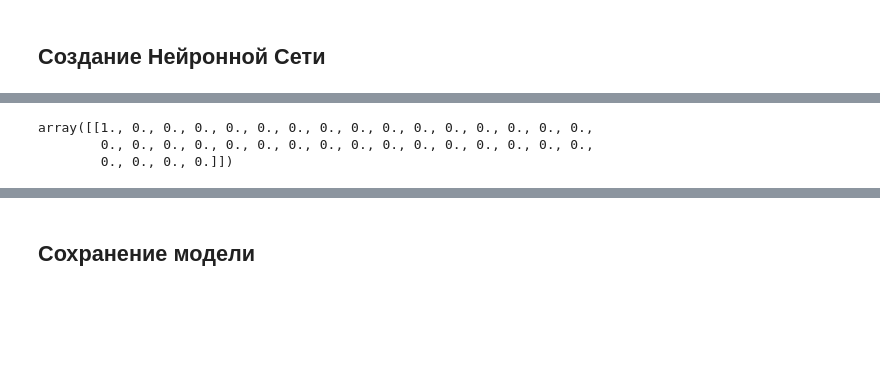
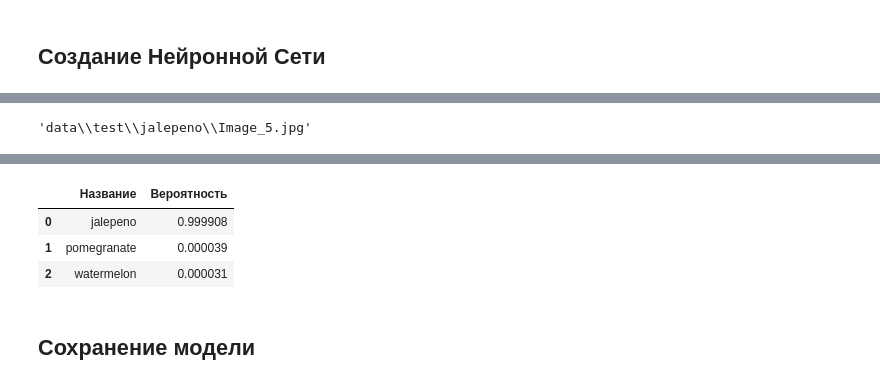
Before and after one commit to Exclusivchik/fruits-and-vegetables-classifier, a Jupyter notebook: fruits-and-vegetables-classifier.ipynb, the cells around one changed output, grey strips where cells are left out. Saved outputs shown, nothing was run; the diff lists cells and outputs as text; code cells hidden in the pictures; blank space fills up the shorter version.

```diff
--- a/fruits-and-vegetables-classifier.ipynb
+++ b/fruits-and-vegetables-classifier.ipynb
@@ -227,4 +238,0 @@ plt.show()
-# %%
-resize = tf.image.resize(img_rgb, (256,256))
-plt.imshow(resize.numpy().astype(int))
-plt.show()
@@ -241,2 +238,0 @@ np.expand_dims(resize/255, 0).shape
-# %%
-yhat = model.predict(np.expand_dims(resize/255, 0))
@@ -245,6 +238,0 @@ yhat = model.predict(np.expand_dims(resize/255, 0))
-# %%
-to_one_hot_encoding(yhat)
-# %% [output]
-array([[1., 0., 0., 0., 0., 0., 0., 0., 0., 0., 0., 0., 0., 0., 0., 0.,
-        0., 0., 0., 0., 0., 0., 0., 0., 0., 0., 0., 0., 0., 0., 0., 0.,
-        0., 0., 0., 0.]])
@@ -250,0 +286,10 @@ array([[1., 0., 0., 0., 0., 0., 0., 0., 0., 0., 0., 0., 0., 0., 0., 0.,
+# %%
+predictor = Predictor(model, labels)
+# %%
+path = os.path.join('data', 'test', 'jalepeno', 'Image_5.jpg')
+path
+# %% [output]
+'data\\test\\jalepeno\\Image_5.jpg'
+# %%
+predictor.predict(path, 3)
+# %% [output]
@@ -251,2 +297,6 @@ array([[1., 0., 0., 0., 0., 0., 0., 0., 0., 0., 0., 0., 0., 0., 0., 0.,
+|  | Название | Вероятность |
+| 0 | jalepeno | 0.999908 |
+| 1 | pomegranate | 0.000039 |
+| 2 | watermelon | 0.000031 |
 # %% [markdown]
 ## Сохранение модели
```
Also changed, not shown: parts of 41 cells of this notebook, 5 other files.
